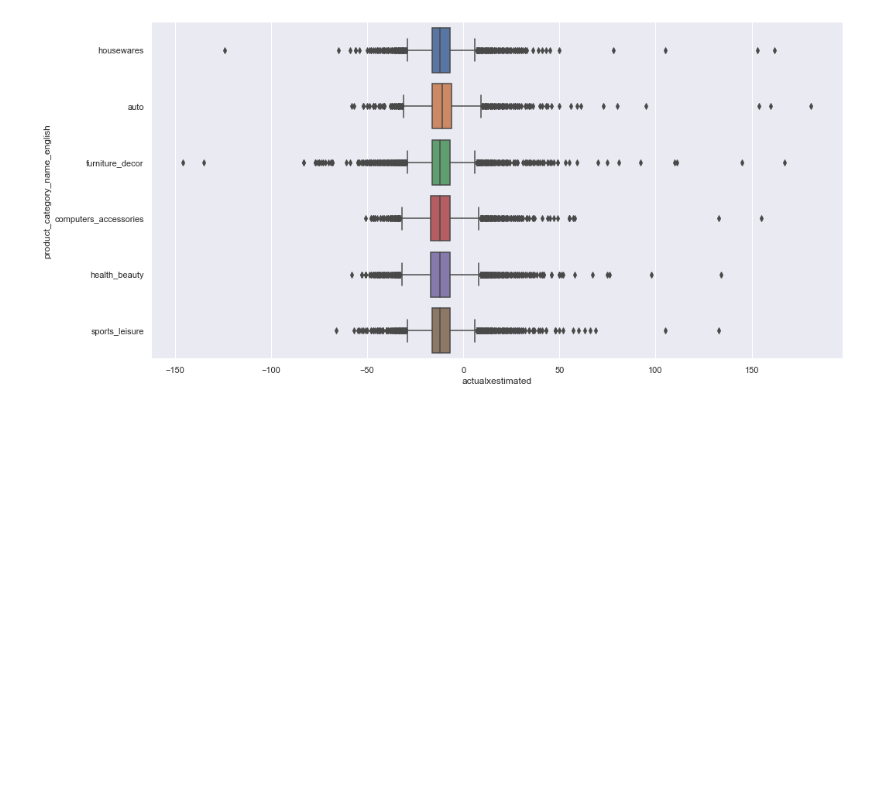
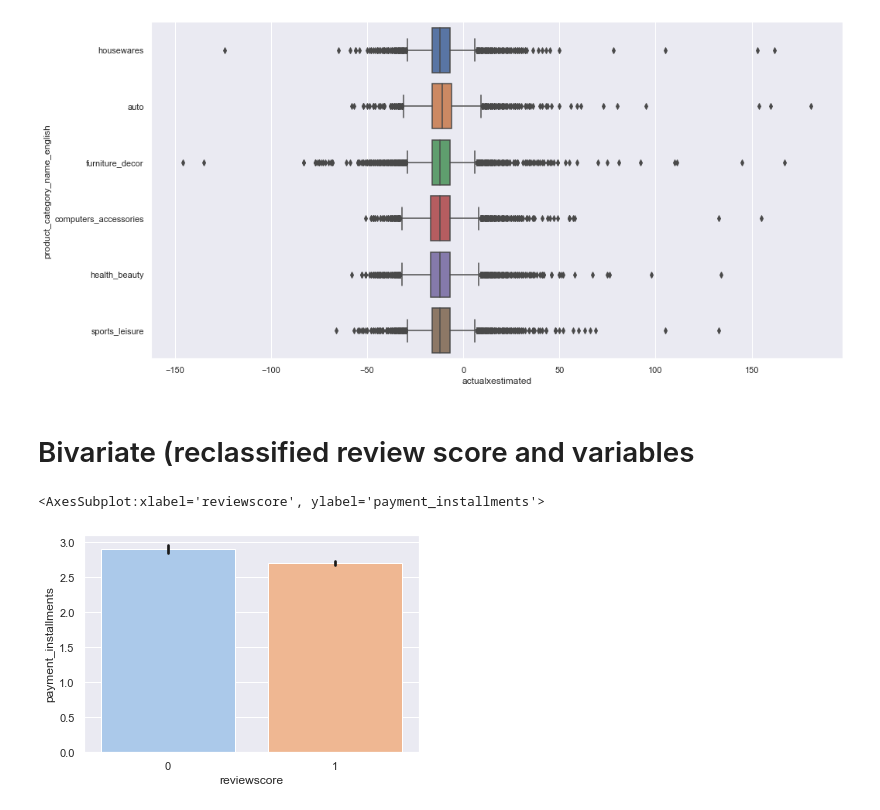
Before and after one commit to S-Samiksha/DSAI-Project, a Jupyter notebook: Part 5_ Multi variate.ipynb, the cells around one changed output. Drawn from its saved outputs; the diff is of its cells as text; code cells hidden in the pictures; blank space fills up the shorter version.

```diff
--- a/Part 5_ Multi variate.ipynb
+++ b/Part 5_ Multi variate.ipynb
@@ -516,3 +518,10 @@ sb.boxplot(x = 'actualxestimated', y = 'product_category_name_english', data = n
 # %% [output]
 <AxesSubplot:xlabel='actualxestimated', ylabel='product_category_name_english'>
 [figure]
+# %% [markdown]
+# Bivariate (reclassified review score and variables
+# %%
+sb.barplot(x='reviewscore', y='payment_installments', data=newDF, palette ="pastel" , errcolor='k')
+# %% [output]
+<AxesSubplot:xlabel='reviewscore', ylabel='payment_installments'>
+[figure, added]
```
Also changed, not shown: parts of 6 cells of this notebook, 1 other file.
